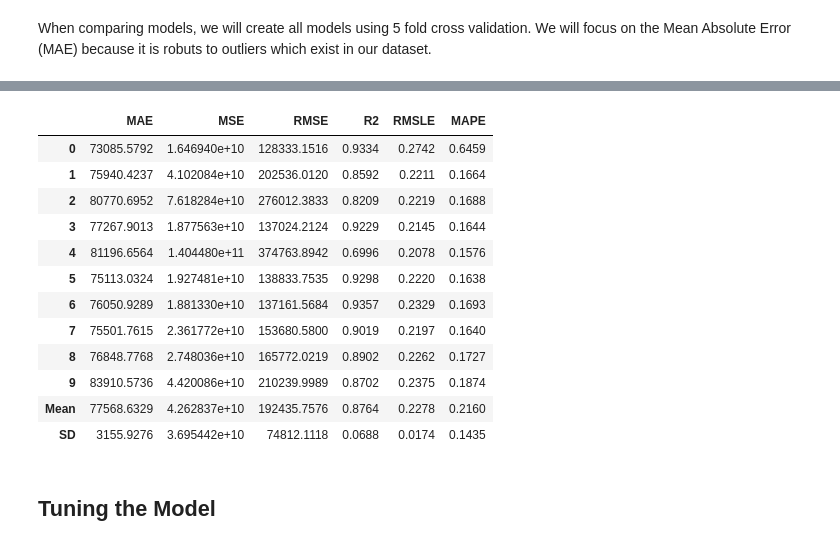
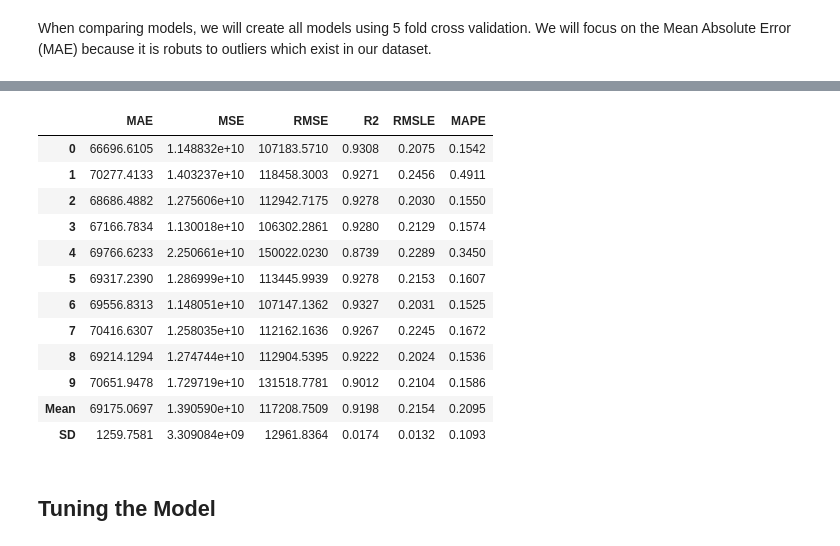
Before and after one commit to elvanselvano/purwadhika-final-project, a Jupyter notebook: notebooks/05_methodology.ipynb, the cells around one changed output, grey strips where cells are left out. Drawn from its saved outputs; the diff is of its cells as text; code cells hidden in the pictures.

```diff
--- a/notebooks/05_methodology.ipynb
+++ b/notebooks/05_methodology.ipynb
@@ -174,19 +209,19 @@ Therefore, we will create a catboost model and tune its parameters in the next s
 # %%
-catboost = create_model('catboost')
+catboost = reg.create_model('catboost', random_state=42)
 # %% [output]
 |  | MAE | MSE | RMSE | R2 | RMSLE | MAPE |
-| 0 | 73085.5792 | 1.646940e+10 | 128333.1516 | 0.9334 | 0.2742 | 0.6459 |
-| 1 | 75940.4237 | 4.102084e+10 | 202536.0120 | 0.8592 | 0.2211 | 0.1664 |
-| 2 | 80770.6952 | 7.618284e+10 | 276012.3833 | 0.8209 | 0.2219 | 0.1688 |
-| 3 | 77267.9013 | 1.877563e+10 | 137024.2124 | 0.9229 | 0.2145 | 0.1644 |
-| 4 | 81196.6564 | 1.404480e+11 | 374763.8942 | 0.6996 | 0.2078 | 0.1576 |
-| 5 | 75113.0324 | 1.927481e+10 | 138833.7535 | 0.9298 | 0.2220 | 0.1638 |
-| 6 | 76050.9289 | 1.881330e+10 | 137161.5684 | 0.9357 | 0.2329 | 0.1693 |
-| 7 | 75501.7615 | 2.361772e+10 | 153680.5800 | 0.9019 | 0.2197 | 0.1640 |
-| 8 | 76848.7768 | 2.748036e+10 | 165772.0219 | 0.8902 | 0.2262 | 0.1727 |
-| 9 | 83910.5736 | 4.420086e+10 | 210239.9989 | 0.8702 | 0.2375 | 0.1874 |
-| Mean | 77568.6329 | 4.262837e+10 | 192435.7576 | 0.8764 | 0.2278 | 0.2160 |
-| SD | 3155.9276 | 3.695442e+10 | 74812.1118 | 0.0688 | 0.0174 | 0.1435 |
+| 0 | 66696.6105 | 1.148832e+10 | 107183.5710 | 0.9308 | 0.2075 | 0.1542 |
+| 1 | 70277.4133 | 1.403237e+10 | 118458.3003 | 0.9271 | 0.2456 | 0.4911 |
+| 2 | 68686.4882 | 1.275606e+10 | 112942.7175 | 0.9278 | 0.2030 | 0.1550 |
+| 3 | 67166.7834 | 1.130018e+10 | 106302.2861 | 0.9280 | 0.2129 | 0.1574 |
+| 4 | 69766.6233 | 2.250661e+10 | 150022.0230 | 0.8739 | 0.2289 | 0.3450 |
+| 5 | 69317.2390 | 1.286999e+10 | 113445.9939 | 0.9278 | 0.2153 | 0.1607 |
+| 6 | 69556.8313 | 1.148051e+10 | 107147.1362 | 0.9327 | 0.2031 | 0.1525 |
+| 7 | 70416.6307 | 1.258035e+10 | 112162.1636 | 0.9267 | 0.2245 | 0.1672 |
+| 8 | 69214.1294 | 1.274744e+10 | 112904.5395 | 0.9222 | 0.2024 | 0.1536 |
+| 9 | 70651.9478 | 1.729719e+10 | 131518.7781 | 0.9012 | 0.2104 | 0.1586 |
+| Mean | 69175.0697 | 1.390590e+10 | 117208.7509 | 0.9198 | 0.2154 | 0.2095 |
+| SD | 1259.7581 | 3.309084e+09 | 12961.8364 | 0.0174 | 0.0132 | 0.1093 |
 # %% [markdown]
 ## Tuning the Model
 # %% [markdown]
```
Also changed, not shown: parts of 45 cells of this notebook, 1 other file.
